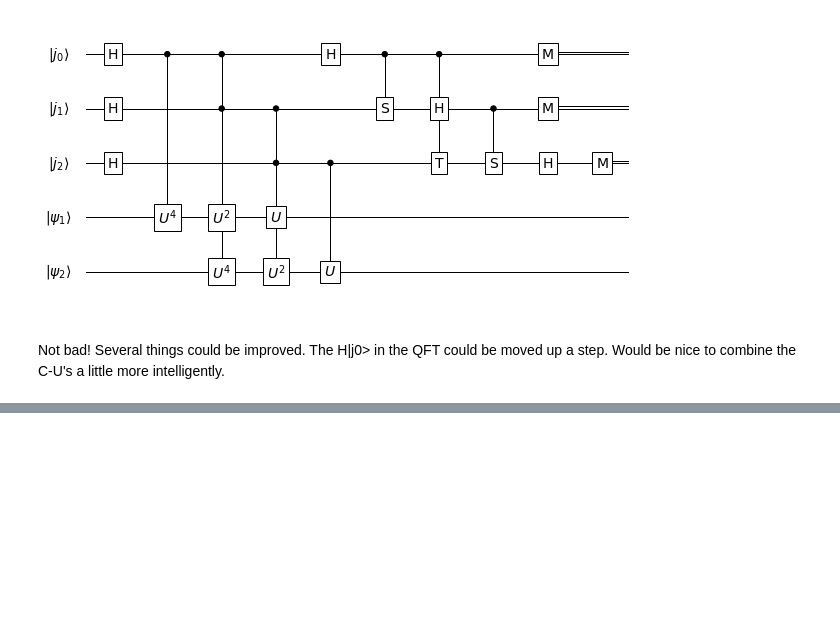
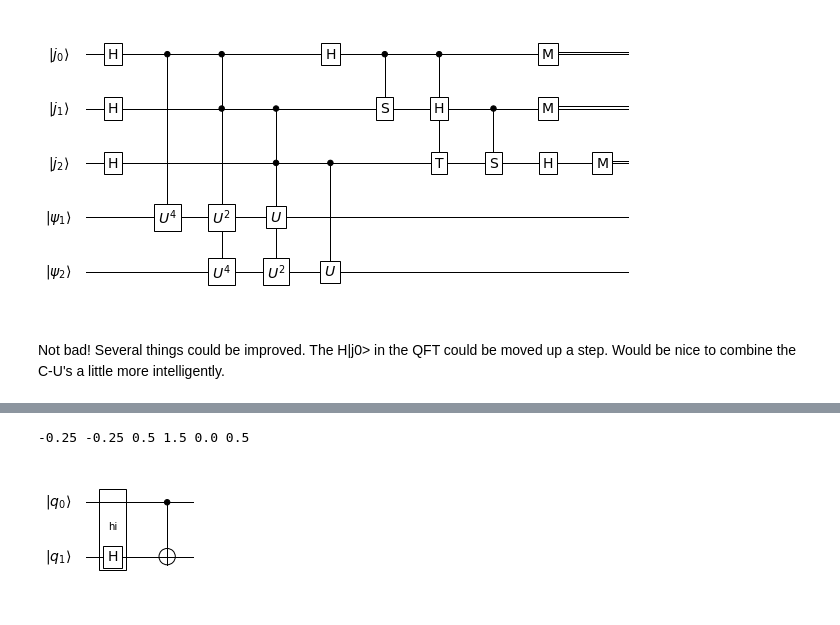
Before and after one commit to rpmuller/PlotQCircuit, a Jupyter notebook: PlotQCircuit.ipynb, the cells around one changed output, grey strips where cells are left out. Saved outputs shown, nothing was run; the diff lists cells and outputs as text; code cells hidden in the pictures; blank space fills up the shorter version.

Commit message:
minor updates of docs & rectangles
Updated documentation and added a preliminary version of a multiqubit rectangle.

```diff
--- a/PlotQCircuit.ipynb
+++ b/PlotQCircuit.ipynb
@@ -51,7 +58,7 @@ def plot_quantum_circuit(gates,inits={},labels=[],plot_labels=True,**kwargs):
         draw_labels(ax,labels,inits,gate_grid,wire_grid,plot_params)
 
     draw_gates(ax,gates,labels,gate_grid,wire_grid,plot_params,measured)
-    return
+    return ax
 
 def enumerate_gates(l,schedule=False):
     "Enumerate the gates in a way that can take l as either a list of gates or a schedule"
@@ -472,0 +507,42 @@ Not bad! Several things could be improved. The H|j0> in the QFT could be moved u
+# %%
+def multiqubit_box(ax,istep,minq,maxq,labels,gate_grid,wire_grid,plot_params,label=''):
+    dx = 0.25
+    dy = 0.25
+    minwire = get_flipped_index(minq,labels)
+    maxwire = get_flipped_index(maxq,labels)
+
+    rectangle(ax,gate_grid[istep]-dx,gate_grid[istep]+dx,
+              wire_grid[minwire]-dy,wire_grid[maxwire]+dy,label=label)
+    return
+
+
+def rectangle(ax,x1,x2,y1,y2,label=''):
+    Rectangle = matplotlib.patches.Rectangle
+    x = min(x1,x2)
+    y = min(y1,y2)
+    w = abs(x2-x1)
+    h = abs(y2-y1)
+    xm = x+w/2.
+    ym = y+h/2.
+    print (x,y,w,h,xm,ym)
+    rect = Rectangle((x,y),w,h,ec='k',fc='w',fill=True,lw=1,label=label)
+    ax.add_patch(rect)
+    if label:
+        ax.text(xm,ym,label,ha='center',color='k')
+    return
+# %%
+plot_params = dict(scale = 1.0,fontsize = 14.0, linewidth = 1.0,
+                   control_radius = 0.05, not_radius = 0.15,
+                   swap_delta = 0.08, label_buffer = 0.0)
+
+ax = plot_quantum_circuit([(H,q1),(CNOT,q1,q0)],labels=[q0,q1])
+#r = matplotlib.patches.Rectangle((-0.25,-0.25),0.5,1.5,ec='k',fc='w',fill=True,lw=1.0)
+#ax.add_patch(r)
+#ax.text(0,0.5,"Hi",ha="center")
+
+#color='k',ha='center',va='center',bbox=bbox,size=fontsize
+rectangle(ax,-0.25,0.25,-0.25,1.25,'hi')
+#   ax.text(x,y,textstr,color='k',ha='center',va='center',bbox=bbox,size=fontsize)
+# %% [output]
+-0.25 -0.25 0.5 1.5 0.0 0.5
+[figure, added]
```
Also changed, not shown: parts of 21 cells of this notebook.
